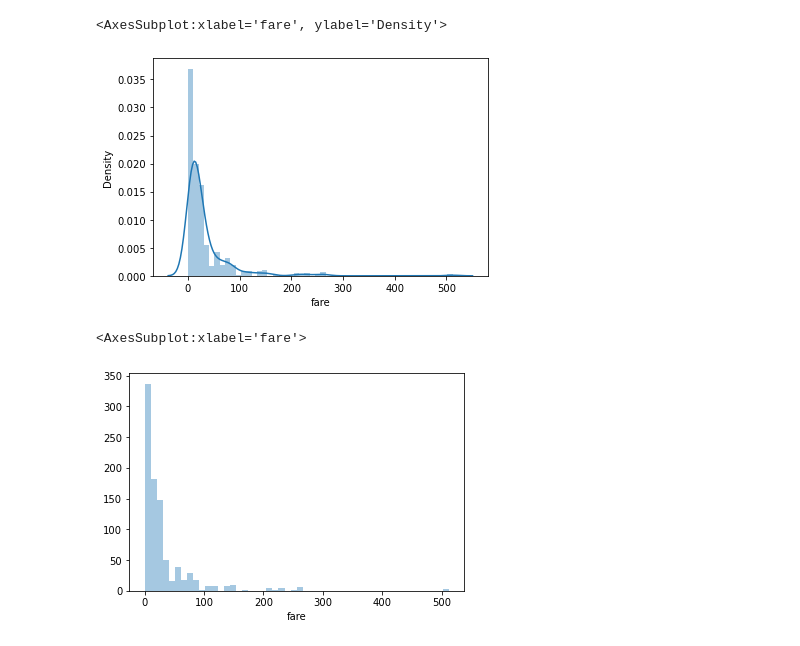
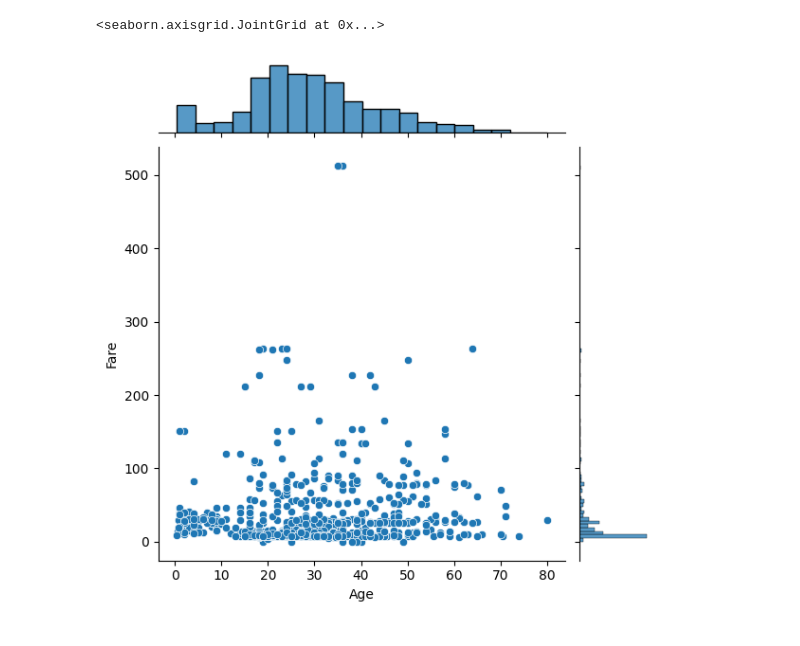
Before and after one commit to tushar-cero/LabPracticalsTE, a Jupyter notebook: DSBDAL/practical_exam_11-12.ipynb, the cells around one changed output. Saved outputs shown, nothing was run; the diff lists cells and outputs as text; code cells hidden in the pictures.

```diff
--- a/DSBDAL/practical_exam_11-12.ipynb
+++ b/DSBDAL/practical_exam_11-12.ipynb
@@ -132,11 +67,6 @@ dataset.head()
-# %%
-sns.distplot(dataset['fare'])
-# %% [output]
-<AxesSubplot:xlabel='fare', ylabel='Density'>
-[figure, removed]
-# %%
-sns.distplot(dataset['fare'], kde=False)
-# %% [output]
-<AxesSubplot:xlabel='fare'>
-[figure, removed]
+# %%
+sns.jointplot(x='Age', y='Fare', data=df)
+# %% [output]
+<seaborn.axisgrid.JointGrid at 0x...>
+[figure, added]
 # %%
```
Also changed, not shown: parts of 24 cells of this notebook.
